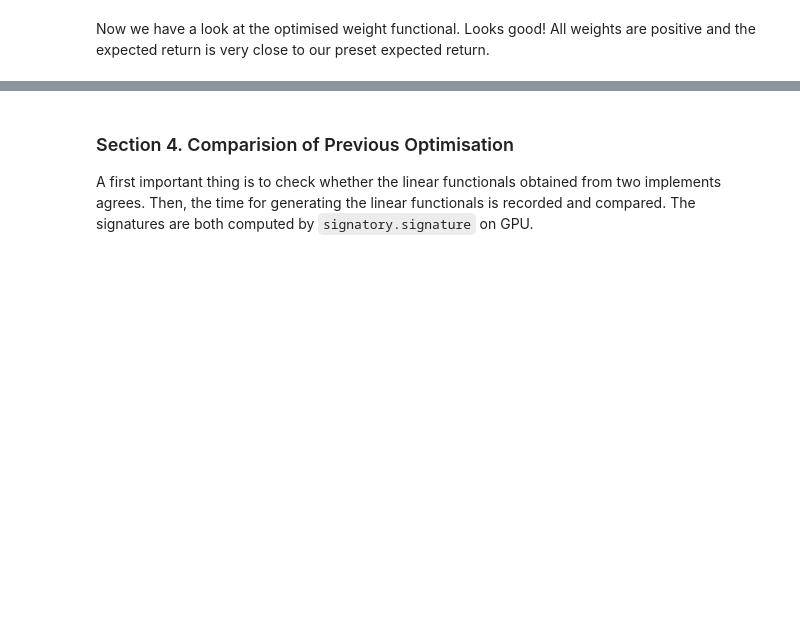
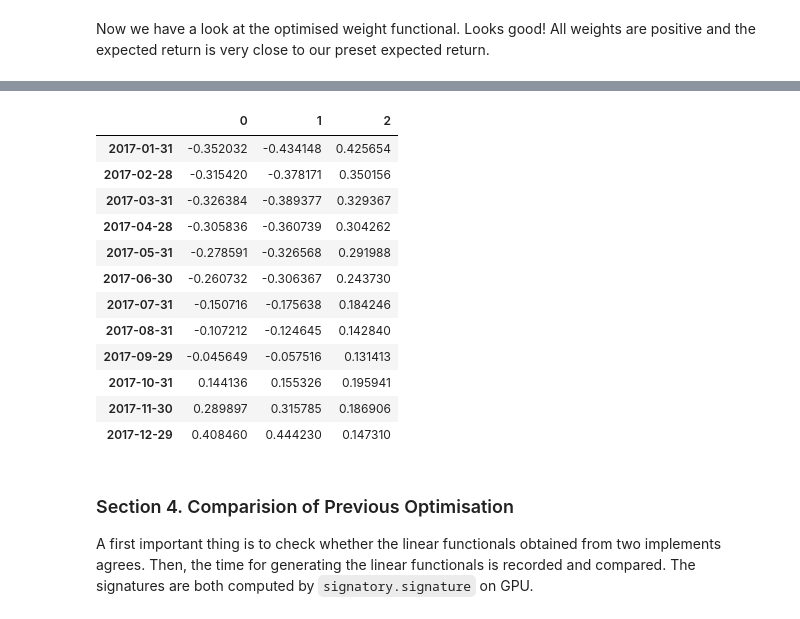
Before and after one commit to yousif-alnaimi/sigoptim, a Jupyter notebook: optimisation/another_mean_variance.ipynb, the cells around one changed output, grey strips where cells are left out. Saved outputs shown, nothing was run; the diff lists cells and outputs as text; code cells hidden in the pictures; blank space fills up the shorter version.

```diff
--- a/optimisation/another_mean_variance.ipynb
+++ b/optimisation/another_mean_variance.ipynb
@@ -559,7 +628,7 @@ def portfolio_variance(res, var_coeff):
 def portfolio_exp_ret(mean_weights, res):
     return np.squeeze(mean_weights) @ res.x
 # %%
-expected_pnls = np.linspace(-0.2, 1, 50)
+expected_pnls = np.linspace(-0.02, 0.1, 50)
 ellstars = []
 for pnl in tqdm(expected_pnls):
     ellstars.append(signature_mean_variance_optim(pnl))
@@ -601,3 +668,22 @@ result portfolio expected return: 1.0000000007588312
+# %%
+positions = [mat @ res.x for mat in A_mats]
+pos_dates = [df.index[-1] for df in df_split]
+pos_df = pd.DataFrame(positions, index=pos_dates)
+pos_df
+# %% [output]
+|  | 0 | 1 | 2 |
+| 2017-01-31 | -0.352032 | -0.434148 | 0.425654 |
+| 2017-02-28 | -0.315420 | -0.378171 | 0.350156 |
+| 2017-03-31 | -0.326384 | -0.389377 | 0.329367 |
+| 2017-04-28 | -0.305836 | -0.360739 | 0.304262 |
+| 2017-05-31 | -0.278591 | -0.326568 | 0.291988 |
+| 2017-06-30 | -0.260732 | -0.306367 | 0.243730 |
+| 2017-07-31 | -0.150716 | -0.175638 | 0.184246 |
+| 2017-08-31 | -0.107212 | -0.124645 | 0.142840 |
+| 2017-09-29 | -0.045649 | -0.057516 | 0.131413 |
+| 2017-10-31 | 0.144136 | 0.155326 | 0.195941 |
+| 2017-11-30 | 0.289897 | 0.315785 | 0.186906 |
+| 2017-12-29 | 0.408460 | 0.444230 | 0.147310 |
 # %% [markdown]
 ### Section 4. Comparision of Previous Optimisation
 
```
Also changed, not shown: parts of 14 cells of this notebook.
